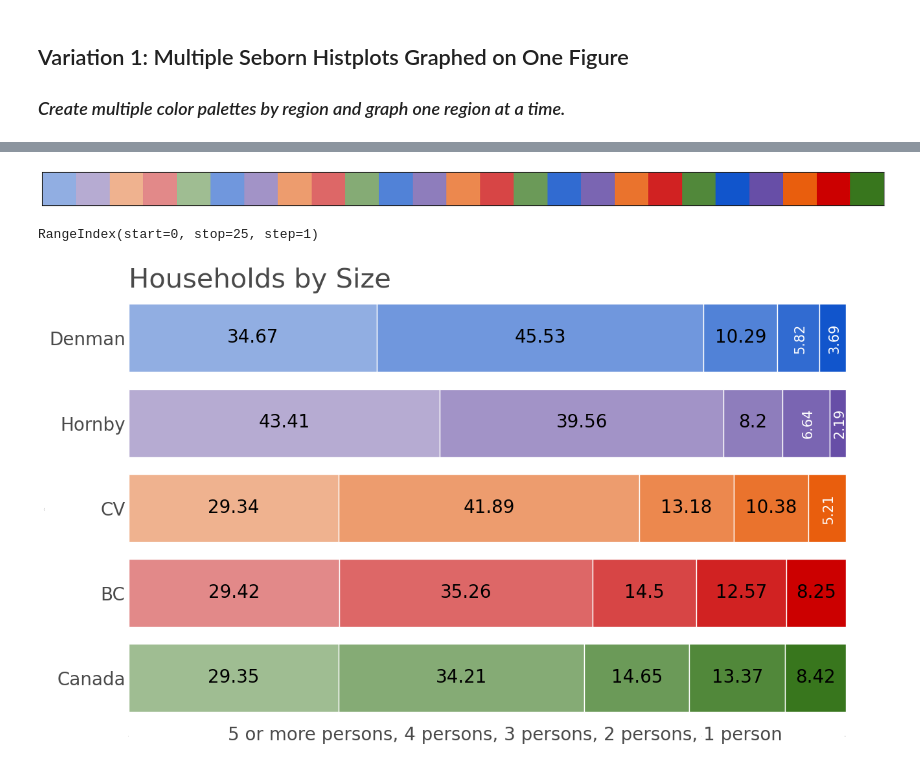
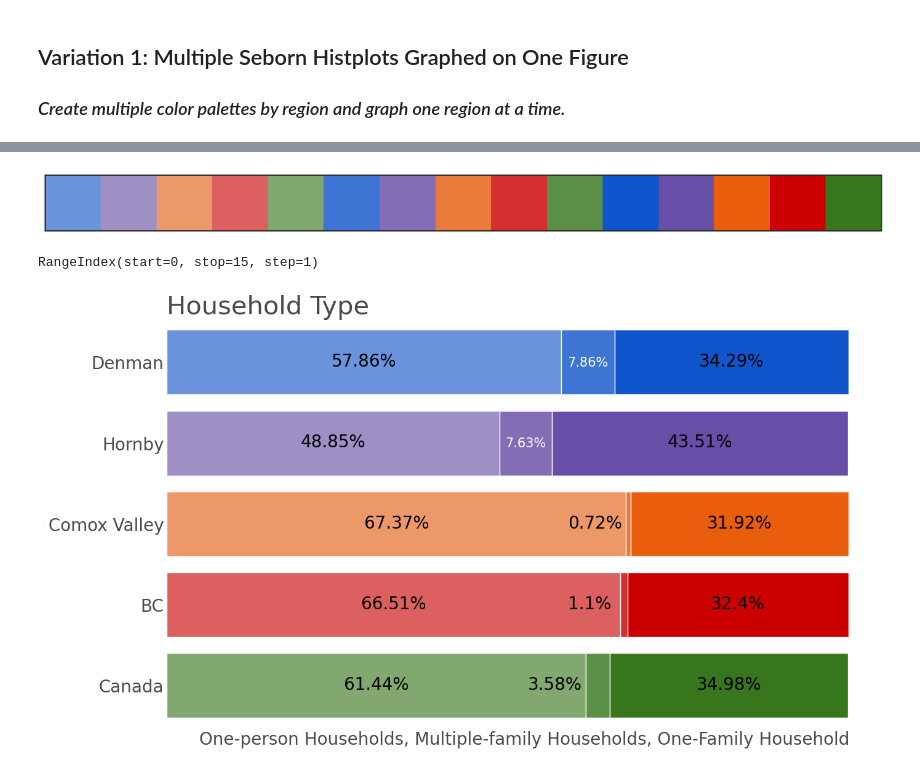
Before and after one commit to gelbelle/Graphing, a Jupyter notebook: stacked_charts.ipynb, the cells around one changed output, grey strips where cells are left out. Saved outputs shown, nothing was run; the diff lists cells and outputs as text; code cells hidden in the pictures.

Commit message:
Charts and graph label tweaks

```diff
--- a/stacked_charts.ipynb
+++ b/stacked_charts.ipynb
@@ -7,11 +7,12 @@ import pandas as pd
 import seaborn as sns
 import matplotlib.pyplot as plt
 
-df = pd.read_csv("household_size.csv", index_col=0).mul(100).round(2)
-chart_title = "Households by Size"
+df = pd.read_csv("data/householdFamilyType.csv",
+                 index_col=0).mul(100).round(2)
+chart_title = "Household Type"
 num_cats = len(df)
 cats = list(df.index)
-cats.sort(reverse=True)
+cats.reverse()
 cat_name = df.index.name
 
 df = pd.melt(df.reset_index(),
@@ -20,4 +21,4 @@ df = pd.melt(df.reset_index(),
              value_vars=df.columns, value_name="values")
 
 df["values"] = pd.to_numeric(df["values"])
-# df.head()
+df.head()
@@ -48,8 +56,9 @@ regions = [element for item in colors for element in item]
 
 sns.palplot(regions)
 # %% [output]
-[figure, old version]
+[figure, new version]
 # %%
+
 # Setting figure and axis with subplots
 figure, axis = plt.subplots(figsize=(15, 9))
 axis.xaxis.tick_bottom()
@@ -58,7 +67,6 @@ axis.tick_params(axis='y', length=0, labelsize=20,
 axis.tick_params(axis='x', length=0, labelsize=0)
 
 # Ages labels
-
 age_labels = ", ".join(cats)
 axis.set_xlabel(age_labels, loc='center',
                 fontsize=20, color="#4A4A4A", labelpad=-12)
@@ -78,42 +86,54 @@ y = "Location"
 weights = "values"
 multiple = "stack"
 element = "bars"
-shrink = .8
+# shrink = .4 #Skinny
+shrink = .8  # Regular
 
 # Plot histogram of entire dataframe with weights
 myplot = sns.histplot(df.reset_index(drop=True),
                       y=y,
                       weights=weights,
                       hue=hue,
                       hue_order=hue_order,
-                      palette=sns.color_palette("flare", 5),
+                      palette=sns.color_palette("flare", 3),
                       multiple=multiple,
                       element=element,
                       shrink=shrink,
                       discrete=True,
                       legend=False)
 
 plt.title(chart_title, fontsize=30,
           color="#4A4A4A", loc="left", y=.98)
 # Now, iterate back through all sections in the figure & reassign colors based on regions color palette
 for area, color in zip(axis.patches, regions):
     area.set_facecolor(color)
 
 for bar in axis.patches:
-    if bar.get_width() < 8:
-        axis.text(bar.get_x() + bar.get_width()/2+.25,
-                  bar.get_height()+bar.get_y()-.25,
-                  round(bar.get_width(), 2),
+    if bar.get_width() < 5:
+        axis.text(bar.get_x() - 4.5,
+                  # bar.get_height()+bar.get_y() - 0.12 #skinny
+                  bar.get_height()+bar.get_y()-.35,
+                  f"{round(bar.get_width(), 2)}%",
+                  ha="center",
+                  color="black",
+                  size=20)
+    elif bar.get_width() < 8:
+        axis.text(bar.get_x() + bar.get_width()/2,
+                  # bar.get_height()+bar.get_y() - 0.12 #skinny
+                  bar.get_height()+bar.get_y()-.35,
+                  f"{round(bar.get_width(), 2)}%",
                   ha="center",
                   color="white",
-                  size=15, rotation=90)
+                  size=15,
+                  )
     else:
         axis.text(bar.get_x() + bar.get_width()/2,
+                  # bar.get_height()+bar.get_y() - 0.12 #skinny
                   bar.get_height()+bar.get_y()-.35,
-                  round(bar.get_width(), 2),
+                  f"{round(bar.get_width(), 2)}%",
                   ha="center",
                   color="black",
-                  size=20,)
+                  size=20)
 # %% [output]
-RangeIndex(start=0, stop=25, step=1)
+RangeIndex(start=0, stop=15, step=1)
-[figure, old version]
+[figure, new version]
```
Also changed, not shown: parts of 2 cells of this notebook, 26 other files.
